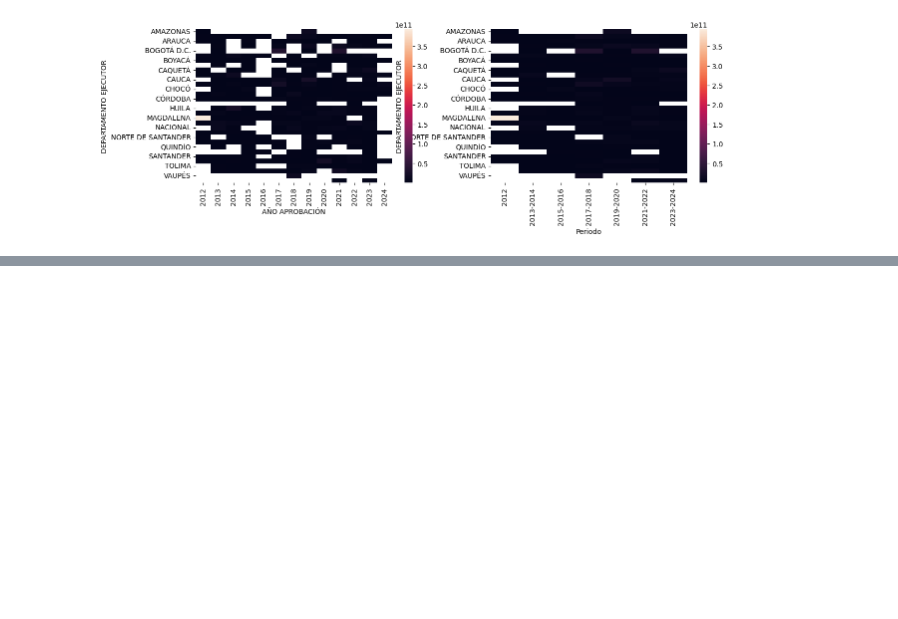
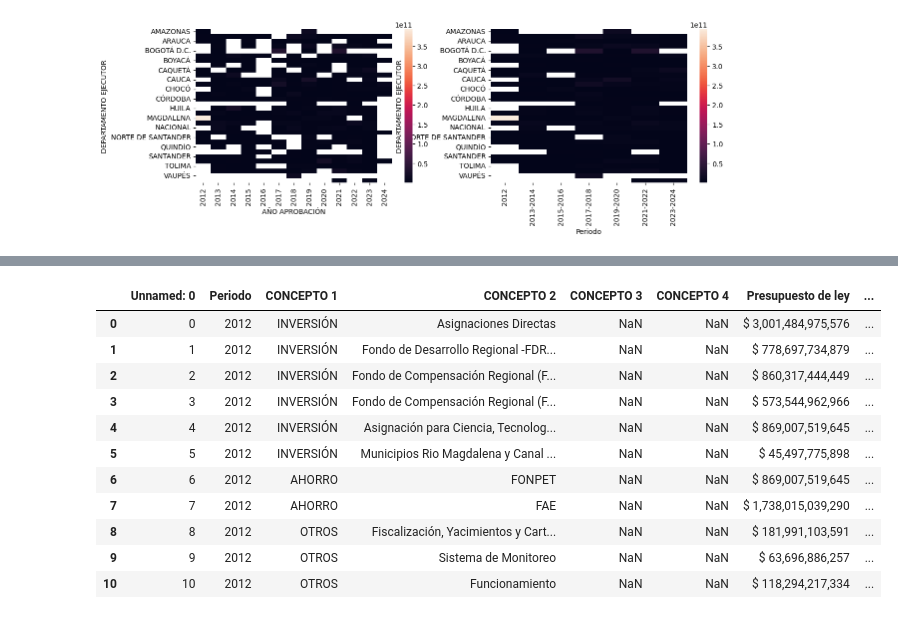
Before and after one commit to cortizbon/sgr_ofiscal, a Jupyter notebook: exper.ipynb, the cells around one changed output, grey strips where cells are left out. Saved outputs shown, nothing was run; the diff lists cells and outputs as text; code cells hidden in the pictures; blank space fills up the shorter version.

```diff
--- a/exper.ipynb
+++ b/exper.ipynb
@@ -313,0 +902,17 @@ sns.heatmap(samp.pivot_table(index='DEPARTAMENTO EJECUTOR',
+# %%
+df2 = pd.read_csv('datasets/sgr_fia.csv')
+# %%
+df2[df2['Periodo'] == '2012']
+# %% [output]
+|  | Unnamed: 0 | Periodo | CONCEPTO 1 | CONCEPTO 2 | CONCEPTO 3 | CONCEPTO 4 | Presupuesto de ley | ... |
+| 0 | 0 | 2012 | INVERSIÓN | Asignaciones Directas | NaN | NaN | $ 3,001,484,975,576 | ... |
+| 1 | 1 | 2012 | INVERSIÓN | Fondo de Desarrollo Regional -FDR... | NaN | NaN | $ 778,697,734,879 | ... |
+| 2 | 2 | 2012 | INVERSIÓN | Fondo de Compensación Regional (F... | NaN | NaN | $ 860,317,444,449 | ... |
+| 3 | 3 | 2012 | INVERSIÓN | Fondo de Compensación Regional (F... | NaN | NaN | $ 573,544,962,966 | ... |
+| 4 | 4 | 2012 | INVERSIÓN | Asignación para Ciencia, Tecnolog... | NaN | NaN | $ 869,007,519,645 | ... |
+| 5 | 5 | 2012 | INVERSIÓN | Municipios Rio Magdalena y Canal ... | NaN | NaN | $ 45,497,775,898 | ... |
+| 6 | 6 | 2012 | AHORRO | FONPET | NaN | NaN | $ 869,007,519,645 | ... |
+| 7 | 7 | 2012 | AHORRO | FAE | NaN | NaN | $ 1,738,015,039,290 | ... |
+| 8 | 8 | 2012 | OTROS | Fiscalización, Yacimientos y Cart... | NaN | NaN | $ 181,991,103,591 | ... |
+| 9 | 9 | 2012 | OTROS | Sistema de Monitoreo | NaN | NaN | $ 63,696,886,257 | ... |
+| 10 | 10 | 2012 | OTROS | Funcionamiento | NaN | NaN | $ 118,294,217,334 | ... |
```
Also changed, not shown: parts of 94 cells of this notebook, 3 other files.
